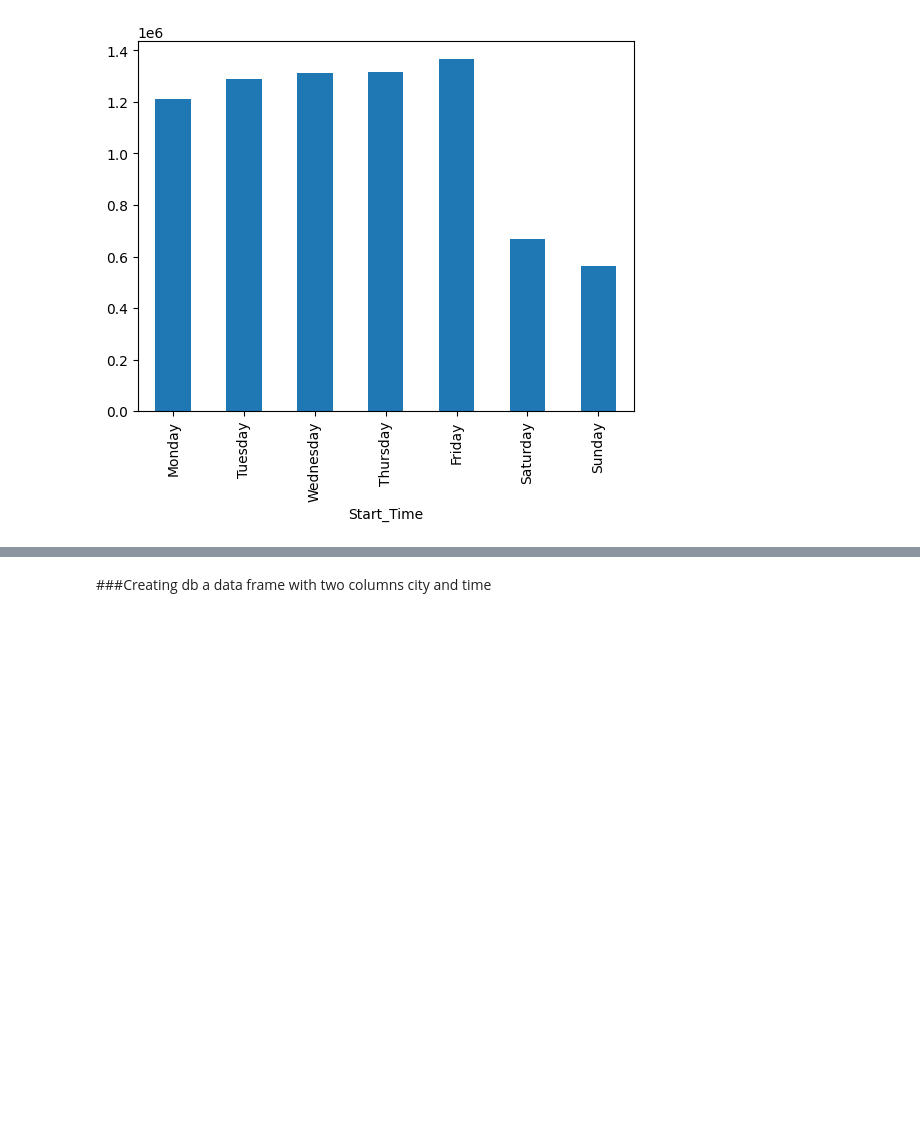
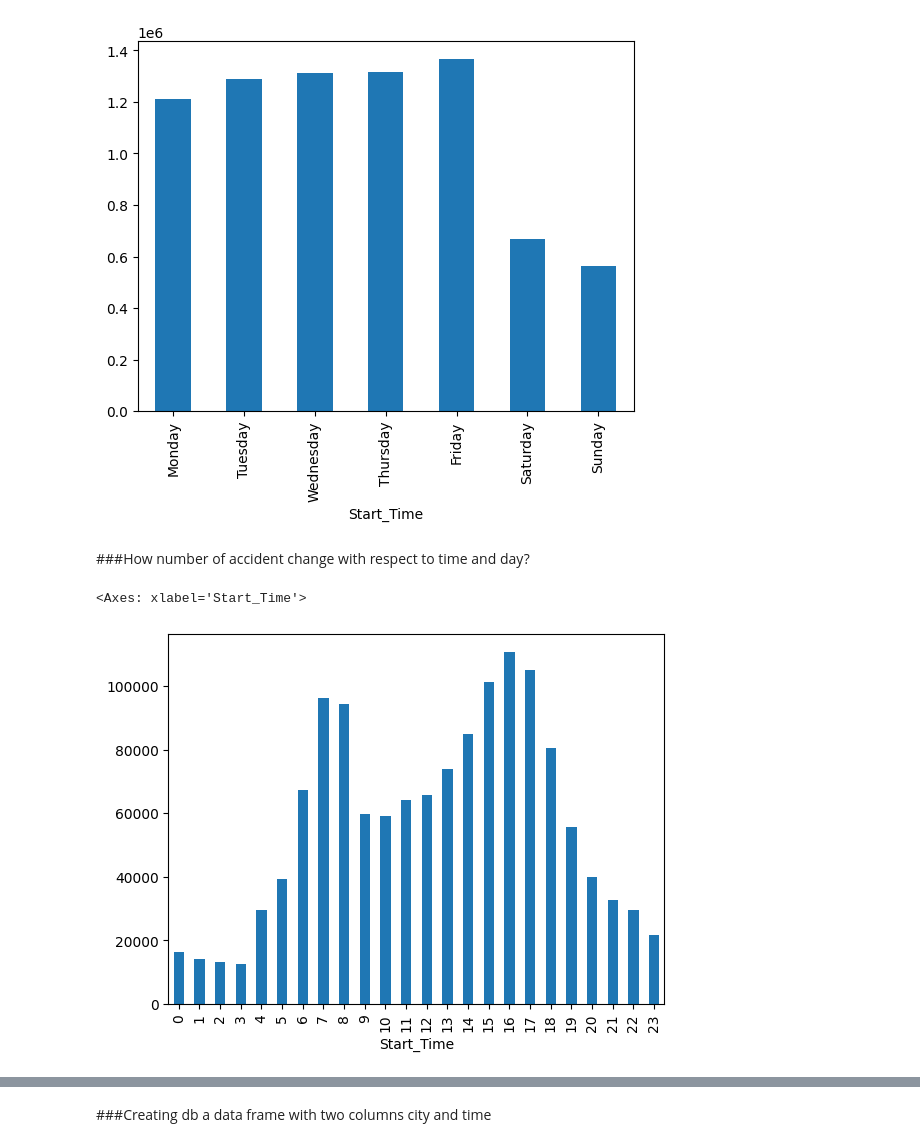
Before and after one commit to siddharth7739/EDA_ON_US_ACCIDENTS, a Jupyter notebook: USA_Accidents_EDA.ipynb, the cells around one changed output, grey strips where cells are left out. Drawn from its saved outputs; the diff is of its cells as text; code cells hidden in the pictures; blank space fills up the shorter version.

```diff
--- a/USA_Accidents_EDA.ipynb
+++ b/USA_Accidents_EDA.ipynb
@@ -9,7 +9,7 @@ import numpy as np
 import matplotlib.pyplot as plt
 import seaborn as sns
 # %%
-df = pd.read_csv("/content/Data/USA_ACCIDENTS.csv")
+df = pd.read_csv("/content/Data/USA_ACCIDENTS.csv", on_bad_lines='skip')
 # %% [markdown]
 # # Understanding Your Data
 <ol>
@@ -206,3 +206,13 @@ day.value_counts(sort=False).plot(kind='bar')
 # %% [output]
 <Axes: xlabel='Start_Time'>
 [figure]
+# %% [markdown]
+###How number of accident change with respect to time and day?
+# %%
+df.Start_Time = pd.to_datetime(df.Start_Time,format='mixed',utc=True, errors='coerce')
+# %%
+#Friday
+df[df.Start_Time.dt.day_of_week == 4].Start_Time.dt.hour.sort_values().value_counts(sort=False).plot(kind='bar')
+# %% [output]
+<Axes: xlabel='Start_Time'>
+[figure, added]
```
Also changed, not shown: parts of 15 cells of this notebook.
